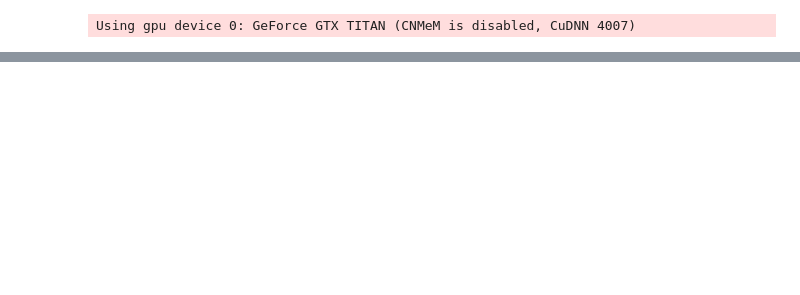
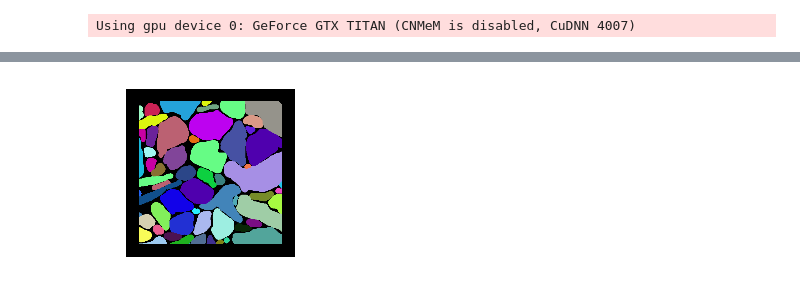
Before and after one commit to VCG/gp, a Jupyter notebook: ipy_test/DOJOFocusedProofreading.ipynb, the cells around one changed output, grey strips where cells are left out. Cells and saved outputs as stored; diff of their text form; code cells hidden in the pictures; blank space fills up the shorter version.

```diff
--- a/ipy_test/DOJOFocusedProofreading.ipynb
+++ b/ipy_test/DOJOFocusedProofreading.ipynb
@@ -18,0 +25,4 @@ image, prob, gold, rhoana, bb = gp.Legacy.read_dojo_data()
+# %%
+gp.Util.view(gold[1])
+# %% [output]
+[figure, added]
```
Also changed, not shown: parts of 9 cells of this notebook, 13 other files.
